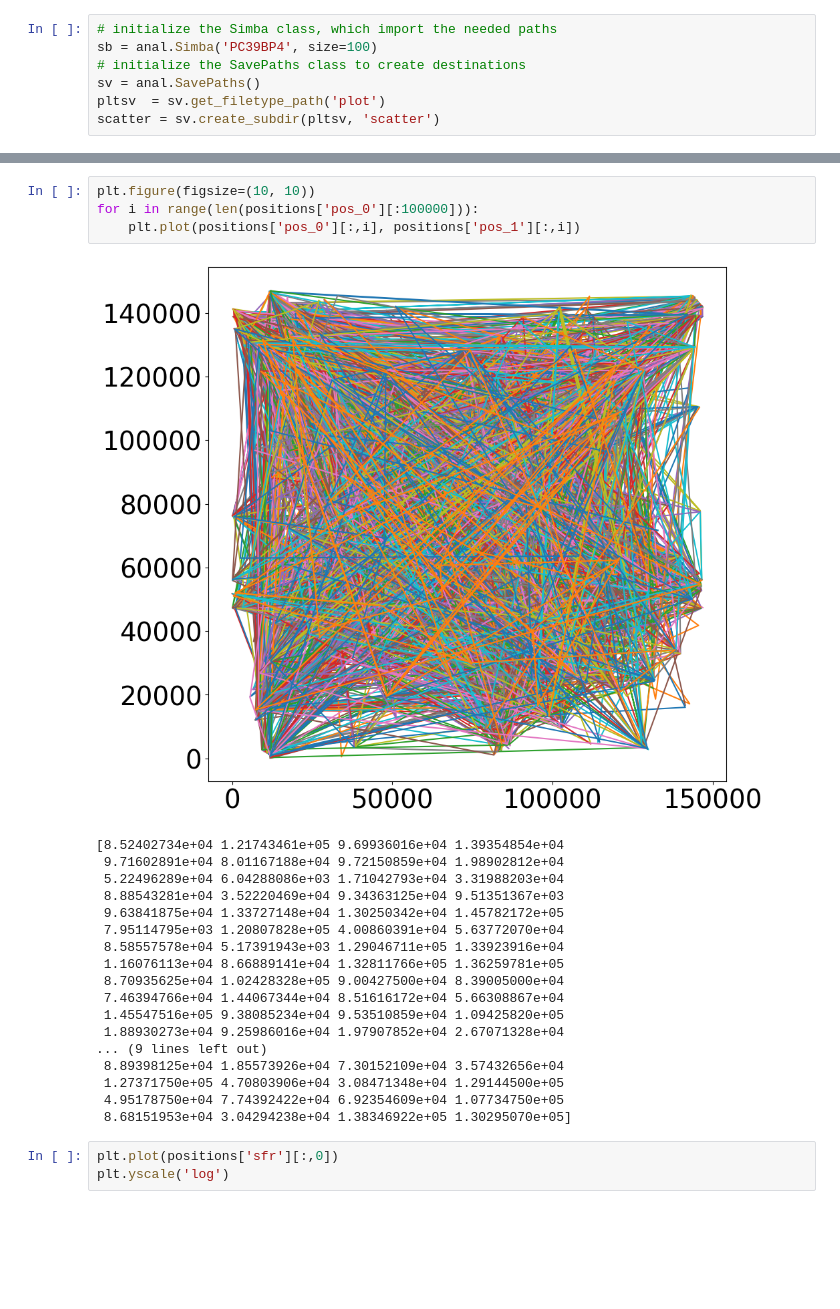
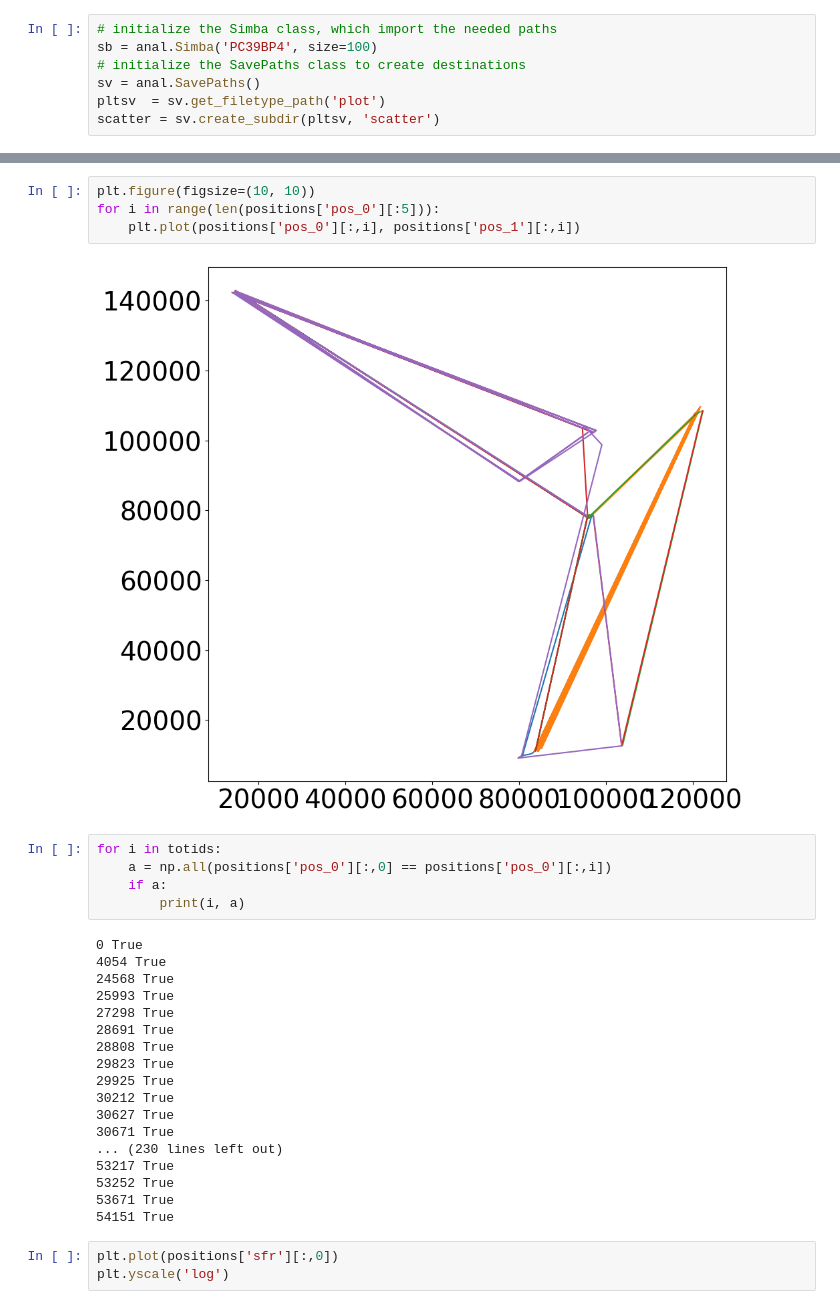
Before and after one commit to GiulianoLo/analize_simba_cgm, a Jupyter notebook: mergers.ipynb, the cells around one changed output, grey strips where cells are left out. Saved outputs shown, nothing was run; the diff lists cells and outputs as text; blank space fills up the shorter version.

```diff
--- a/mergers.ipynb
+++ b/mergers.ipynb
@@ -49,28 +63,32 @@ AttributeError: 'NoneType' object has no attribute 'keys'
 # %%
 plt.figure(figsize=(10, 10))
-for i in range(len(positions['pos_0'][:100000])):
+for i in range(len(positions['pos_0'][:5])):
     plt.plot(positions['pos_0'][:,i], positions['pos_1'][:,i])
 # %% [output]
-[figure, old version]
+[figure, new version]
 # %%
+for i in totids:
+    a = np.all(positions['pos_0'][:,0] == positions['pos_0'][:,i])
+    if a:
+        print(i, a)
 # %% [output]
-[8.52402734e+04 1.21743461e+05 9.69936016e+04 1.39354854e+04
- 9.71602891e+04 8.01167188e+04 9.72150859e+04 1.98902812e+04
- 5.22496289e+04 6.04288086e+03 1.71042793e+04 3.31988203e+04
- 8.88543281e+04 3.52220469e+04 9.34363125e+04 9.51351367e+03
- 9.63841875e+04 1.33727148e+04 1.30250342e+04 1.45782172e+05
- 7.95114795e+03 1.20807828e+05 4.00860391e+04 5.63772070e+04
- 8.58557578e+04 5.17391943e+03 1.29046711e+05 1.33923916e+04
- 1.16076113e+04 8.66889141e+04 1.32811766e+05 1.36259781e+05
- 8.70935625e+04 1.02428328e+05 9.00427500e+04 8.39005000e+04
- 7.46394766e+04 1.44067344e+04 8.51616172e+04 5.66308867e+04
- 1.45547516e+05 9.38085234e+04 9.53510859e+04 1.09425820e+05
- 1.88930273e+04 9.25986016e+04 1.97907852e+04 2.67071328e+04
-... (9 lines left out)
- 8.89398125e+04 1.85573926e+04 7.30152109e+04 3.57432656e+04
- 1.27371750e+05 4.70803906e+04 3.08471348e+04 1.29144500e+05
- 4.95178750e+04 7.74392422e+04 6.92354609e+04 1.07734750e+05
- 8.68151953e+04 3.04294238e+04 1.38346922e+05 1.30295070e+05]
+0 True
+4054 True
+24568 True
+25993 True
+27298 True
+28691 True
+28808 True
+29823 True
+29925 True
+30212 True
+30627 True
+30671 True
+... (230 lines left out)
+53217 True
+53252 True
+53671 True
+54151 True
 # %%
 plt.plot(positions['sfr'][:,0])
 plt.yscale('log')
```
Also changed, not shown: parts of 9 cells of this notebook, 1 other file.
